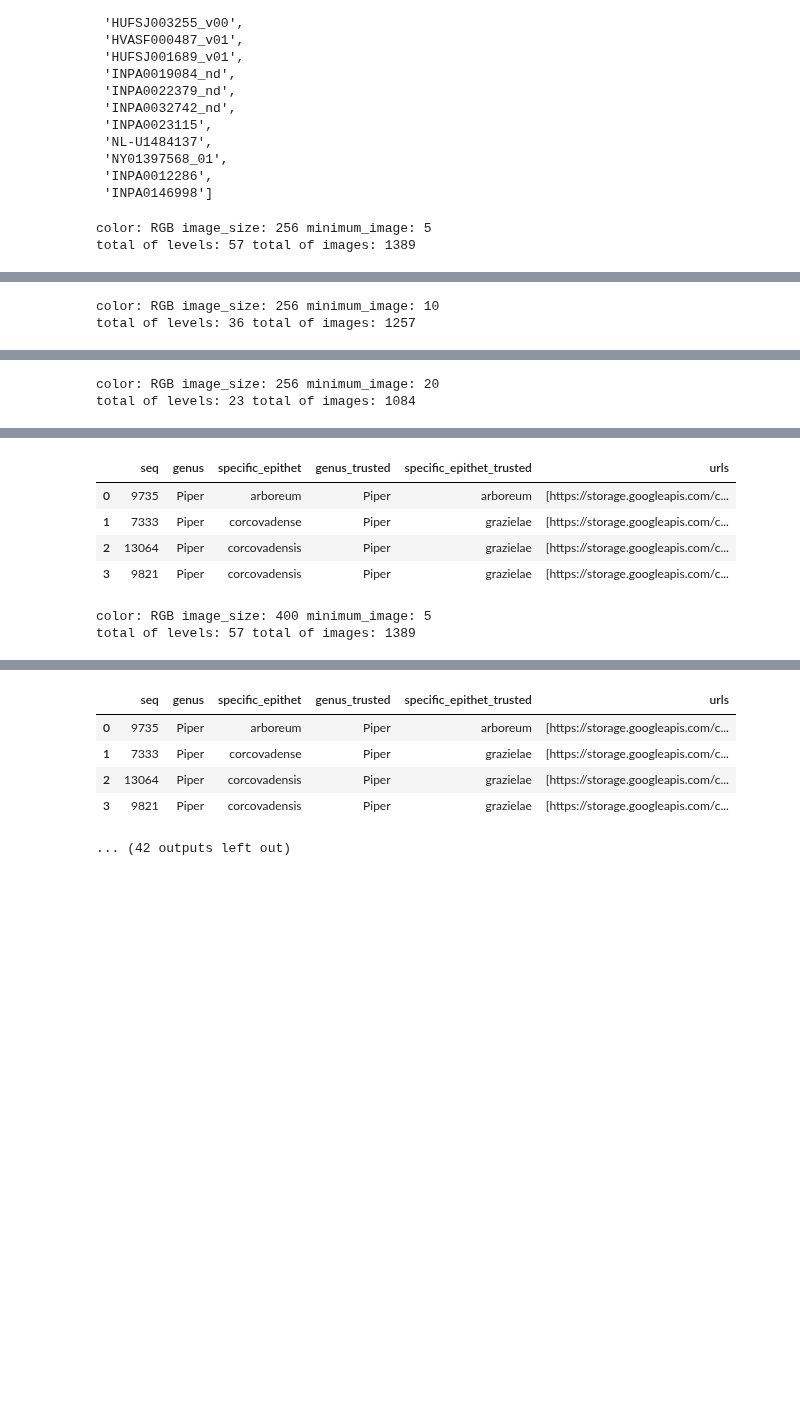
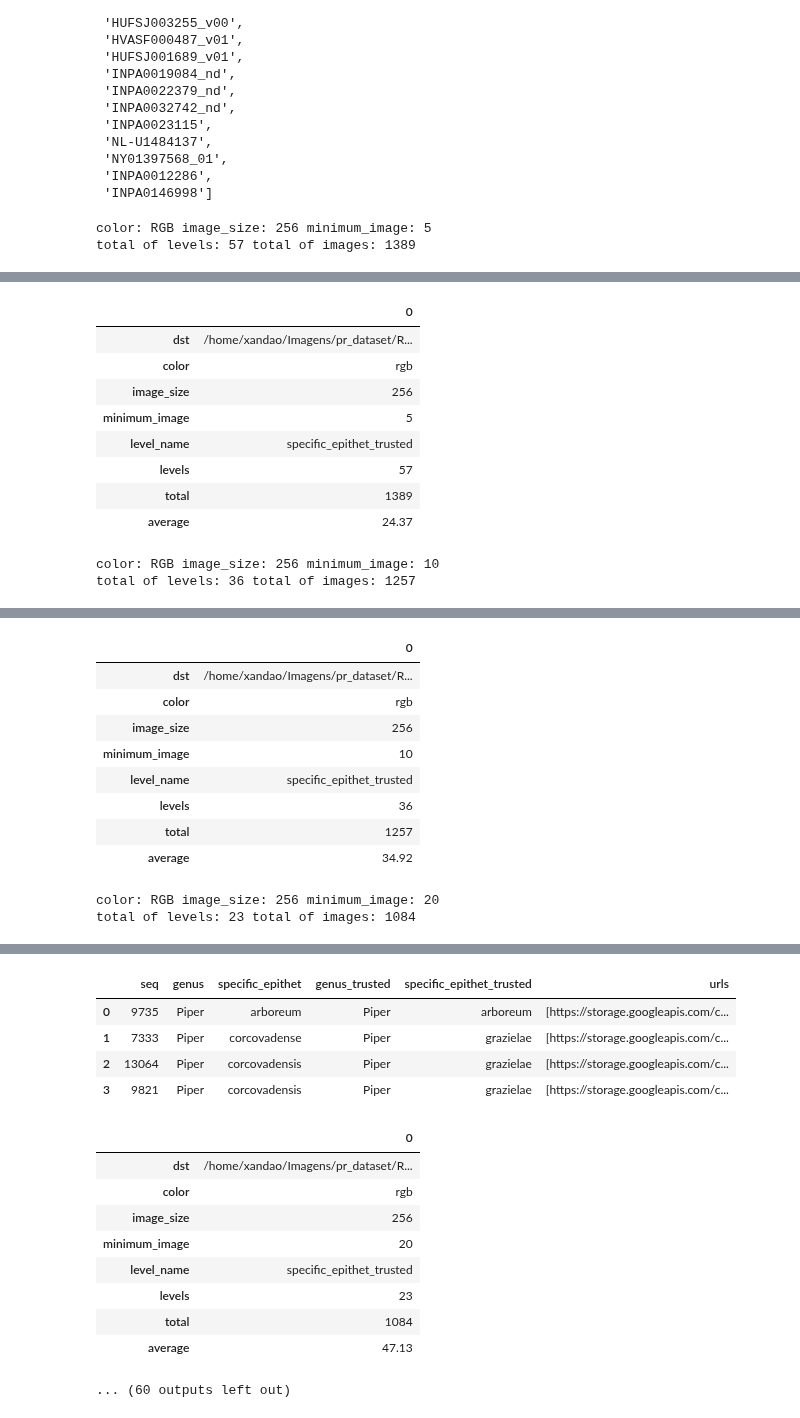
Before and after one commit to xaaaandao/piperaceae-sql, a Jupyter notebook: pr_dataset.ipynb, the cells around one changed output, grey strips where cells are left out. Saved outputs shown, nothing was run; the diff lists cells and outputs as text; code cells hidden in the pictures; blank space fills up the shorter version.

```diff
--- a/pr_dataset.ipynb
+++ b/pr_dataset.ipynb
@@ -116,8 +116,8 @@ for color in list_color:
                     list_path_images_final.append(list_one_image_per_seq)
                     list_seq_final.append(list_seq_one_image)
 
-            copy_images(list_level, list_path_images_final, out)
-            save_metadata(list_count_samples, list_level, list_path_images_final, list_seq_final, out, session)
+            list_f = copy_images(list_level, list_path_images_final, out)
+            save_metadata(color, image_size, level, list_count_samples, list_f, list_level, list_path_images_final, list_seq_final, minimum_image, out, session)
 # %% [output]
 color: RGB image_size: 256 minimum_image: 5
 total of levels: 57 total of images: 1389
@@ -131,5 +131,14 @@ total of levels: 57 total of images: 1389
 | 1 | 7333 | Piper | corcovadense | Piper | grazielae | [https://storage.googleapis.com/c... |
 | 2 | 13064 | Piper | corcovadensis | Piper | grazielae | [https://storage.googleapis.com/c... |
 | 3 | 9821 | Piper | corcovadensis | Piper | grazielae | [https://storage.googleapis.com/c... |
+|  | 0 |
+| dst | /home/xandao/Imagens/pr_dataset/R... |
+| color | rgb |
+| image_size | 256 |
+| minimum_image | 5 |
+| level_name | specific_epithet_trusted |
+| levels | 57 |
+| total | 1389 |
+| average | 24.37 |
 color: RGB image_size: 256 minimum_image: 10
 total of levels: 36 total of images: 1257
@@ -146,2 +149,0 @@ total of levels: 36 total of images: 1257
-color: RGB image_size: 256 minimum_image: 20
-total of levels: 23 total of images: 1084
@@ -153,7 +155,11 @@ total of levels: 23 total of images: 1084
-|  | seq | genus | specific_epithet | genus_trusted | specific_epithet_trusted | urls |
-| 0 | 9735 | Piper | arboreum | Piper | arboreum | [https://storage.googleapis.com/c... |
-| 1 | 7333 | Piper | corcovadense | Piper | grazielae | [https://storage.googleapis.com/c... |
-| 2 | 13064 | Piper | corcovadensis | Piper | grazielae | [https://storage.googleapis.com/c... |
-| 3 | 9821 | Piper | corcovadensis | Piper | grazielae | [https://storage.googleapis.com/c... |
+|  | 0 |
+| dst | /home/xandao/Imagens/pr_dataset/R... |
+| color | rgb |
+| image_size | 256 |
+| minimum_image | 10 |
+| level_name | specific_epithet_trusted |
+| levels | 36 |
+| total | 1257 |
+| average | 34.92 |
-color: RGB image_size: 400 minimum_image: 5
-total of levels: 57 total of images: 1389
+color: RGB image_size: 256 minimum_image: 20
+total of levels: 23 total of images: 1084
@@ -167,7 +173,16 @@ total of levels: 57 total of images: 1389
 | 1 | 7333 | Piper | corcovadense | Piper | grazielae | [https://storage.googleapis.com/c... |
 | 2 | 13064 | Piper | corcovadensis | Piper | grazielae | [https://storage.googleapis.com/c... |
 | 3 | 9821 | Piper | corcovadensis | Piper | grazielae | [https://storage.googleapis.com/c... |
-... (42 outputs left out)
+|  | 0 |
+| dst | /home/xandao/Imagens/pr_dataset/R... |
+| color | rgb |
+| image_size | 256 |
+| minimum_image | 20 |
+| level_name | specific_epithet_trusted |
+| levels | 23 |
+| total | 1084 |
+| average | 47.13 |
+... (60 outputs left out)
 # %%
 session.close()
 engine.dispose()
```
Also changed, not shown: parts of 2 cells of this notebook, 3 other files.
